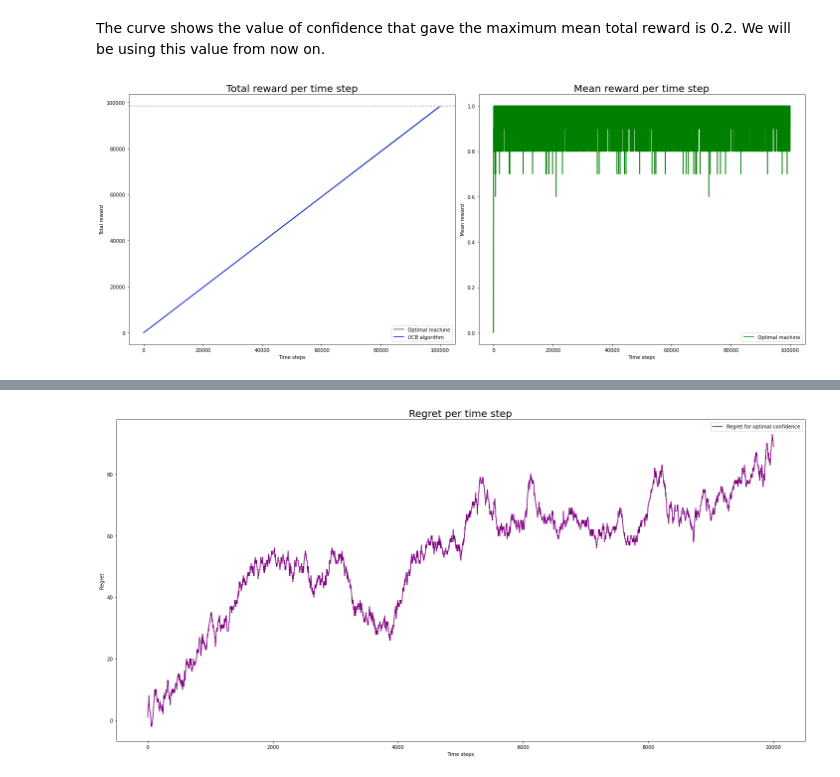
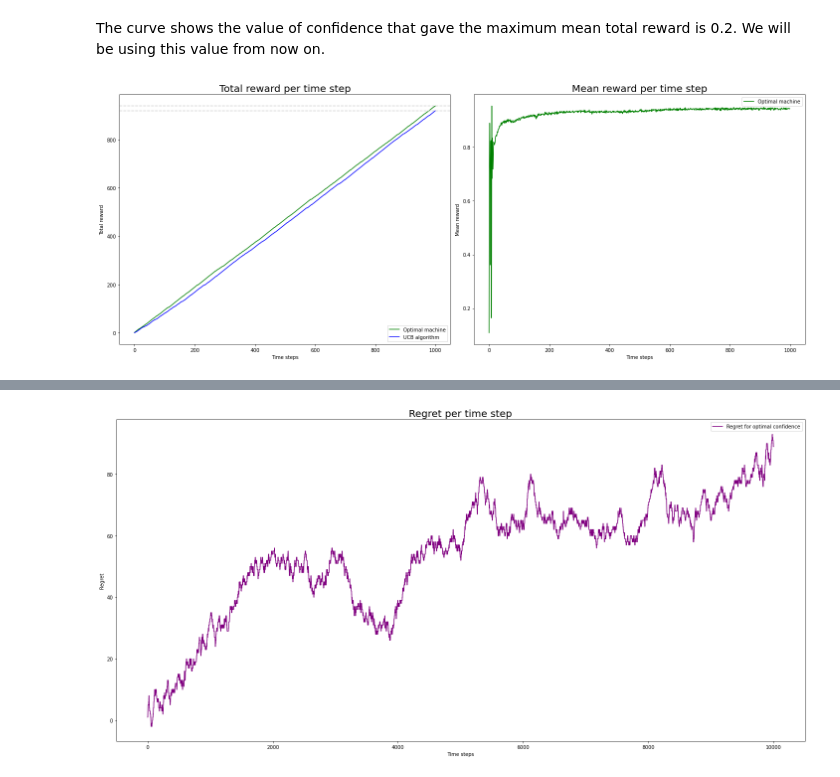
Before and after one commit to jizekki/monte-carlo, a Jupyter notebook: notebook.ipynb, the cells around one changed output, grey strips where cells are left out. Saved outputs shown, nothing was run; the diff lists cells and outputs as text; code cells hidden in the pictures.

Commit message:
separated runs and rewards

```diff
--- a/notebook.ipynb
+++ b/notebook.ipynb
@@ -25,6 +22,6 @@ The autoreload extension is already loaded. To reload it, use:
 # %%
-nb_machines = 100
-initial_credits = 100_000
+nb_machines = 10
+initial_credits = 1_000
 
 casino = Casino(nb=nb_machines)
 ucb = UCB(casino, initialCredits=initial_credits)
@@ -77,40 +72,37 @@ optimal_rewards = [casino.real_best_choice().play() for _ in range(initial_credi
 cumulative_optimal_rewards = np.cumsum(optimal_rewards)
 # %%
 # Mean UCB rewards per time
-repetitions = 10
-ucb_rewards_2 = np.zeros((repetitions, initial_credits))
-for repetition in tqdm(range(repetitions), desc="Mean UCB rewards per time"):
+episodes = 1000
+ucb_rewards_2 = np.zeros((episodes, initial_credits))
+for episode in tqdm(range(episodes), desc="Mean UCB rewards per time"):
     ucb.initialize()
     reward, time_step = ucb.do_one_step_ucb(confidence)
     while reward is not None:
-        ucb_rewards_2[repetition, time_step] = reward
+        ucb_rewards_2[episode, time_step] = reward
         reward, time_step = ucb.do_one_step_ucb(confidence)
 
 mean_ucb_rewards = ucb_rewards_2.mean(axis=0)
 # %%
 fig, (ax1, ax2) = plt.subplots(1, 2, figsize=(20, 8))
 ax1.plot(time_steps, cumulative_optimal_rewards, color="g", label="Optimal machine")
 ax1.plot(time_steps, cumulative_ucb_rewards, color="b", label="UCB algorithm")
 ax1.axhline(y=np.max(cumulative_ucb_rewards), linestyle="--", color="lightgrey")
 ax1.axhline(y=np.max(cumulative_optimal_rewards), linestyle="--", color="lightgrey")
-axins.plot(time_steps, cumulative_ucb_rewards, color="b", label="UCB algorithm")
 
 ax1.set_ylabel("Total reward")
 ax1.set_xlabel("Time steps")
 ax1.set_title("Total reward per time step", fontsize=20)
 ax1.legend()
 
 
 ax2.plot(time_steps, mean_ucb_rewards, color="g", label="Optimal machine")
 # ax2.plot(time_steps, ucb_rewards, color="b", label="UCB algorithm")
 
 ax2.set_ylabel("Mean reward")
 ax2.set_xlabel("Time steps")
 ax2.set_title("Mean reward per time step", fontsize=20)
 ax2.legend()
 
-ax.indicate_inset_zoom(axins, edgecolor="black")
-
 fig.tight_layout()
 # %% [output]
-[figure, old version]
+[figure, new version]
```
Also changed, not shown: parts of 6 cells of this notebook, 1 other file.
